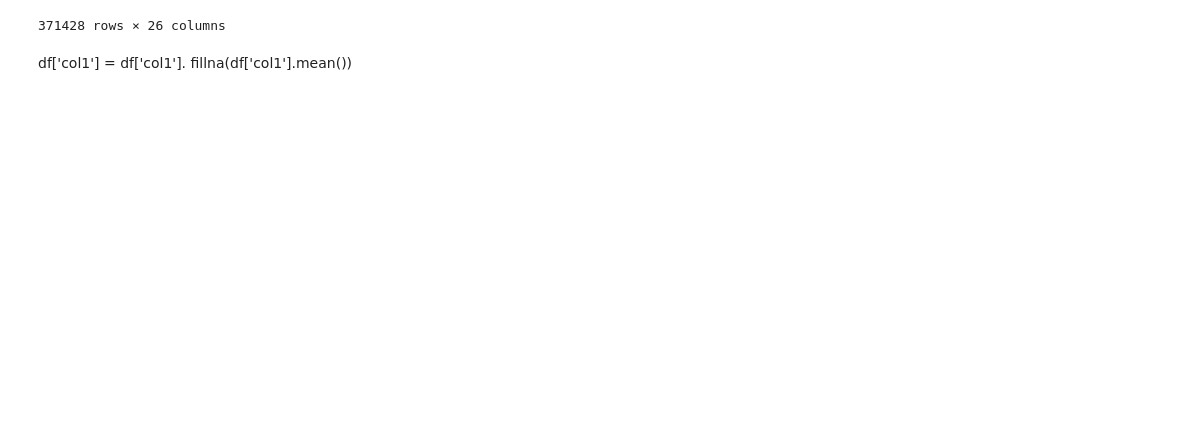
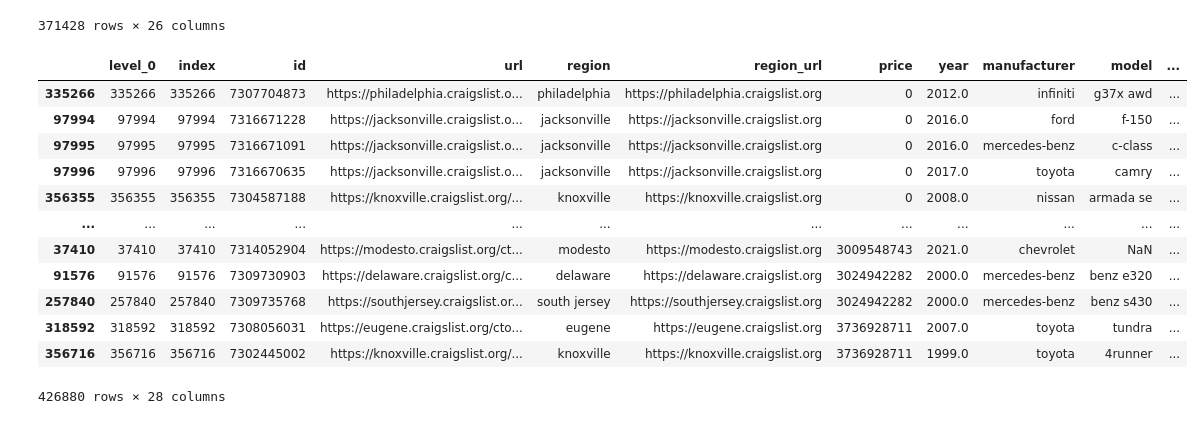
Before and after one commit to JoeVego/CV_Base, a Jupyter notebook: pandas_9.ipynb, the cells around one changed output. Saved outputs shown, nothing was run; the diff lists cells and outputs as text; code cells hidden in the pictures; blank space fills up the shorter version.

```diff
--- a/pandas_9.ipynb
+++ b/pandas_9.ipynb
@@ -111,5 +111,20 @@ df2
 | 426878 | 7301591140 | https://wyoming.craigslist.org/ct... | wyoming | https://wyoming.craigslist.org | 28990 | 2018.0 | lexus | es 350 sedan 4d | good | 6 cylinders | ... |
 | 426879 | 7301591129 | https://wyoming.craigslist.org/ct... | wyoming | https://wyoming.craigslist.org | 30590 | 2019.0 | bmw | 4 series 430i gran coupe | good | NaN | ... |
 371428 rows × 26 columns
-# %% [markdown]
-df['col1'] = df['col1']. fillna(df['col1'].mean())
+# %%
+df3 = df.sort_values(['price'], ascending=(True))
+df3
+# %% [output]
+|  | level_0 | index | id | url | region | region_url | price | year | manufacturer | model | ... |
+| 335266 | 335266 | 335266 | 7307704873 | https://philadelphia.craigslist.o... | philadelphia | https://philadelphia.craigslist.org | 0 | 2012.0 | infiniti | g37x awd | ... |
+| 97994 | 97994 | 97994 | 7316671228 | https://jacksonville.craigslist.o... | jacksonville | https://jacksonville.craigslist.org | 0 | 2016.0 | ford | f-150 | ... |
+| 97995 | 97995 | 97995 | 7316671091 | https://jacksonville.craigslist.o... | jacksonville | https://jacksonville.craigslist.org | 0 | 2016.0 | mercedes-benz | c-class | ... |
+| 97996 | 97996 | 97996 | 7316670635 | https://jacksonville.craigslist.o... | jacksonville | https://jacksonville.craigslist.org | 0 | 2017.0 | toyota | camry | ... |
+| 356355 | 356355 | 356355 | 7304587188 | https://knoxville.craigslist.org/... | knoxville | https://knoxville.craigslist.org | 0 | 2008.0 | nissan | armada se | ... |
+| ... | ... | ... | ... | ... | ... | ... | ... | ... | ... | ... | ... |
+| 37410 | 37410 | 37410 | 7314052904 | https://modesto.craigslist.org/ct... | modesto | https://modesto.craigslist.org | 3009548743 | 2021.0 | chevrolet | NaN | ... |
+| 91576 | 91576 | 91576 | 7309730903 | https://delaware.craigslist.org/c... | delaware | https://delaware.craigslist.org | 3024942282 | 2000.0 | mercedes-benz | benz e320 | ... |
+| 257840 | 257840 | 257840 | 7309735768 | https://southjersey.craigslist.or... | south jersey | https://southjersey.craigslist.org | 3024942282 | 2000.0 | mercedes-benz | benz s430 | ... |
+| 318592 | 318592 | 318592 | 7308056031 | https://eugene.craigslist.org/cto... | eugene | https://eugene.craigslist.org | 3736928711 | 2007.0 | toyota | tundra | ... |
+| 356716 | 356716 | 356716 | 7302445002 | https://knoxville.craigslist.org/... | knoxville | https://knoxville.craigslist.org | 3736928711 | 1999.0 | toyota | 4runner | ... |
+426880 rows × 28 columns
```
Also changed, not shown: parts of 5 cells of this notebook.
